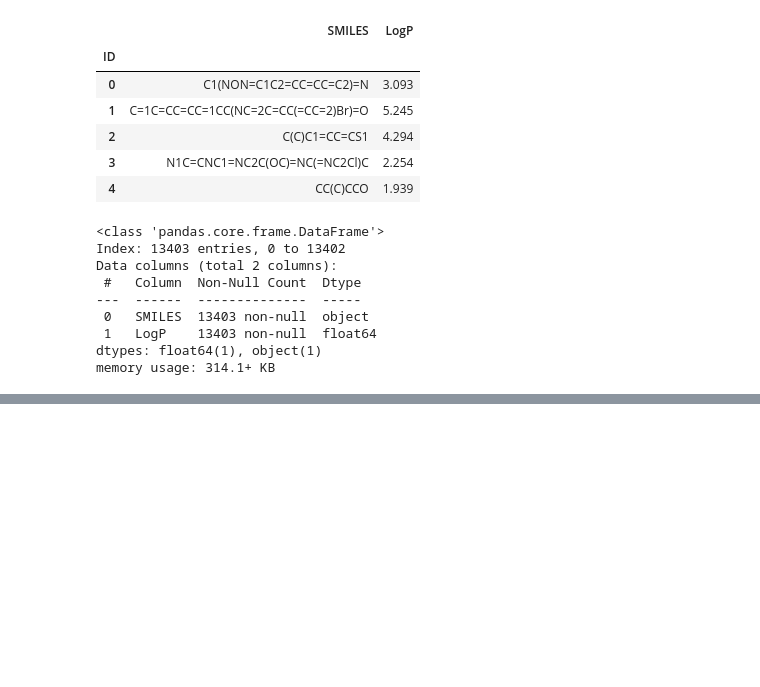
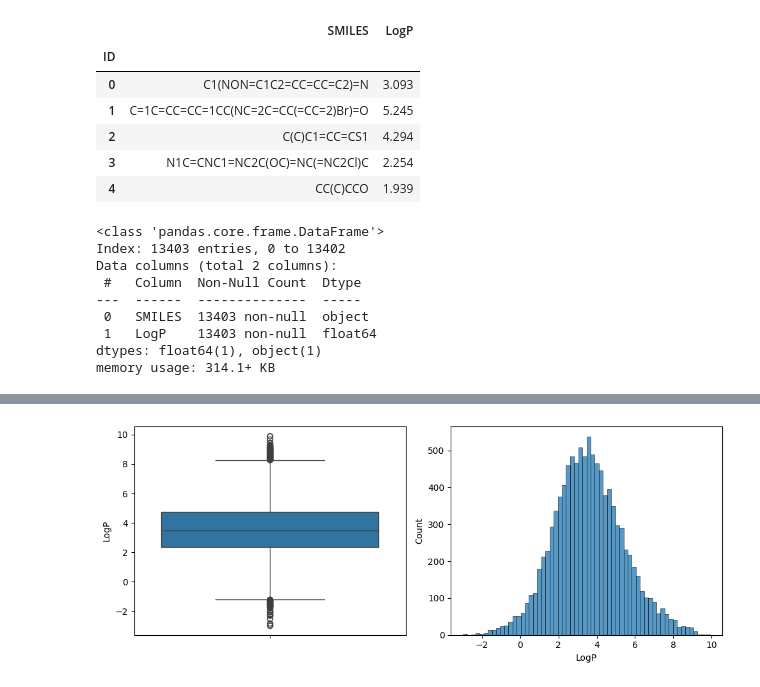
Before and after one commit to geparrrd/SMILES_to_Lipophilicity, a Jupyter notebook: preprocessing_smiles.ipynb, the cells around one changed output, grey strips where cells are left out. Saved outputs shown, nothing was run; the diff lists cells and outputs as text; code cells hidden in the pictures; blank space fills up the shorter version.

```diff
--- a/preprocessing_smiles.ipynb
+++ b/preprocessing_smiles.ipynb
@@ -58,34 +58,35 @@ def RemoveMetalls(mol_):
 
 def is_salt_by_chyton(mol):
     """
-    Функция для проверки, является ли молекула солью на основе наличия ионов.
-    Возвращает True, если молекула содержит ионы (катионы и анионы).
+    Check whether a molecule is a salt based on the presence of ions.
+    Returns None if the molecule contains ions (cations and anions)
+    otherwise, return the original molecule
     """
 
-    if smiles(Chem.MolToSmiles(mol)).neutralize():
+    if smiles(MolToSmiles(mol)).neutralize():
         return None
     return mol
 # %%
 def canonicalize_smiles(smiles):
     '''
-    Стандартизировать SMILES с помощью различных методов библиотеки rdkit
+    Standardize SMILES using various methods of the rdkit library
     '''
 
     try:
         smiles, idx = smiles['SMILES'], smiles.index
-        mol = Chem.MolFromSmiles(smiles)
+        mol = MolFromSmiles(smiles)
         if mol is None:
             return None
 
         def apply_and_count(method_name, func):
-            """Вспомогательная функция для подсчёта количества изменений"""
+            """Auxiliary function for counting the number of changes"""
 
-            initial_smiles = Chem.MolToSmiles(mol)
+            initial_smiles = MolToSmiles(mol)
             new_mol = func()
             if isinstance(new_mol, Chem.Mol):
-                updated_smiles = Chem.MolToSmiles(new_mol)
+                updated_smiles = MolToSmiles(new_mol)
             else:
-                updated_smiles = Chem.MolToSmiles(mol)
+                updated_smiles = MolToSmiles(mol)
 
             if initial_smiles != updated_smiles:
                 method_counts[method_name] += 1
@@ -108,7 +109,7 @@ def canonicalize_smiles(smiles):
         mol = apply_and_count('TautomerCanonicalize', lambda: tautomer_enumerator.Canonicalize(mol))
         mol = apply_and_count('SetAromaticity', lambda: Chem.rdmolops.SetAromaticity(mol))
 
-        canonical_smiles = Chem.MolToSmiles(mol)
+        canonical_smiles = MolToSmiles(mol)
         return canonical_smiles
 
     except Exception as e:
@@ -135,0 +150,2 @@ train_data['Smiles_cleaned'] = train_data.apply(canonicalize_smiles, axis=1)
+# %%
+train_data = train_data.dropna(subset=['Smiles_cleaned'])
@@ -135,0 +201,2 @@ train_data['Smiles_cleaned'] = train_data.apply(canonicalize_smiles, axis=1)
+# %%
+train_data_cleaned = clean_logp_duplicates(train_data)
@@ -135,0 +257,13 @@ train_data['Smiles_cleaned'] = train_data.apply(canonicalize_smiles, axis=1)
+# %%
+fig = plt.figure(figsize=(10, 4))
+ax1 = fig.add_subplot(121)
+ax2 = fig.add_subplot(122)
+low = -3
+high = 10
+df_temp = train_data_cleaned['LogP'][(train_data_cleaned['LogP'] >= low) & (train_data_cleaned['LogP'] <= high)]
+sns.boxplot(df_temp, ax=ax1)
+sns.histplot(df_temp, ax=ax2)
+plt.tight_layout()
+plt.show()
+# %% [output]
+[figure, added]
```
Also changed, not shown: parts of 13 cells of this notebook.
